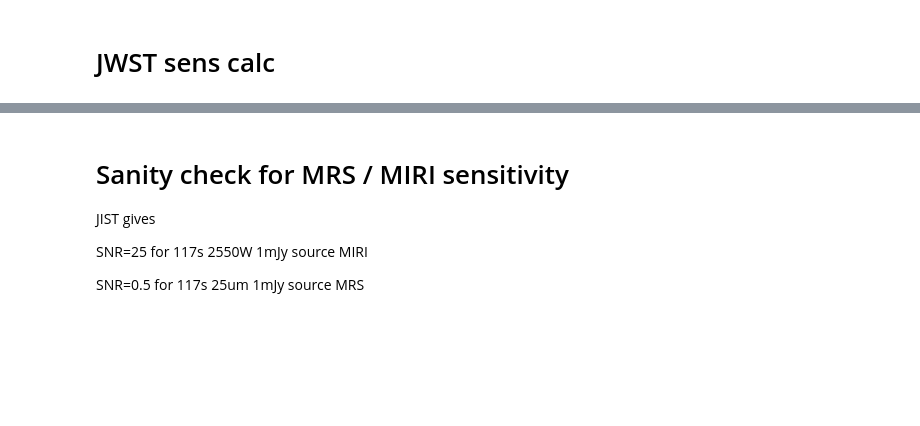
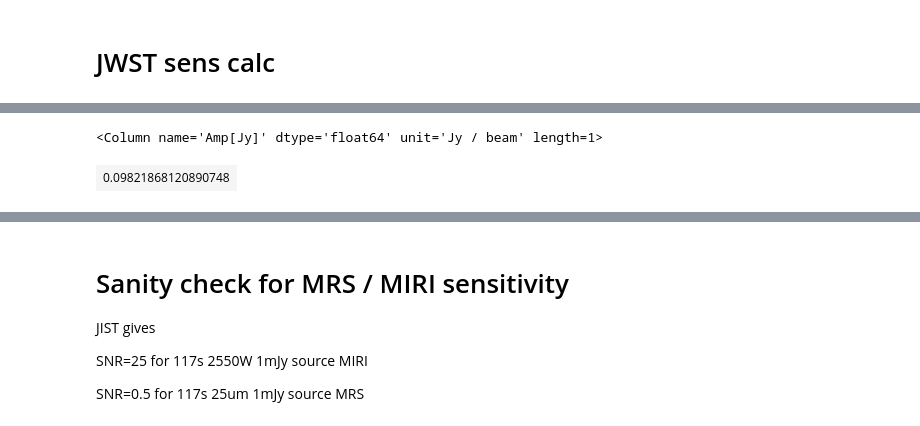
Before and after one commit to ACES-CMZ/MUBLO, a Jupyter notebook: G0.025-0.073/MUBLO_MultiwavelengthCutouts.ipynb, the cells around one changed output, grey strips where cells are left out. Drawn from its saved outputs; the diff is of its cells as text; code cells hidden in the pictures; blank space fills up the shorter version.

```diff
--- a/G0.025-0.073/MUBLO_MultiwavelengthCutouts.ipynb
+++ b/G0.025-0.073/MUBLO_MultiwavelengthCutouts.ipynb
@@ -608,3 +612,8 @@ pl.savefig('/orange/adamginsburg/ACES/broadline_sources/G0.025-0.073/SED_with_pl
+# %%
+centrfittbl['Amp[Jy]'][b7ind]
+# %% [output]
+<Column name='Amp[Jy]' dtype='float64' unit='Jy / beam' length=1>
+| 0.09821868120890748 |
 # %%
 pl.figure(figsize=(9,4.5))
 ax = pl.subplot()
```
Also changed, not shown: parts of 21 cells of this notebook, 3 other files.
